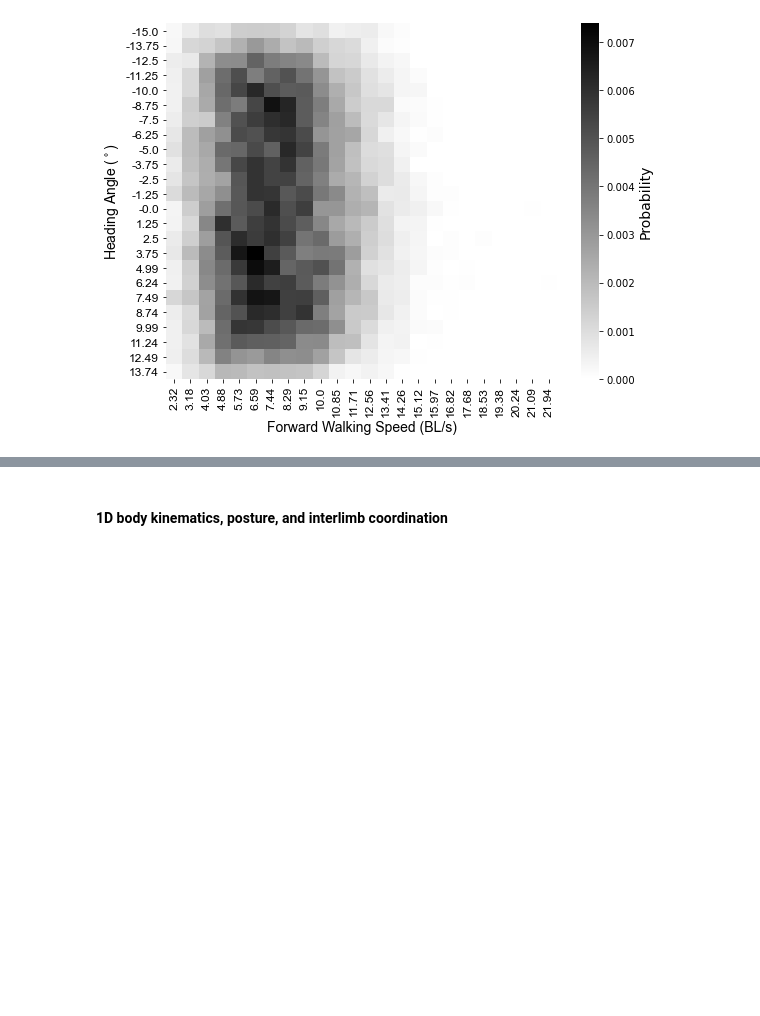
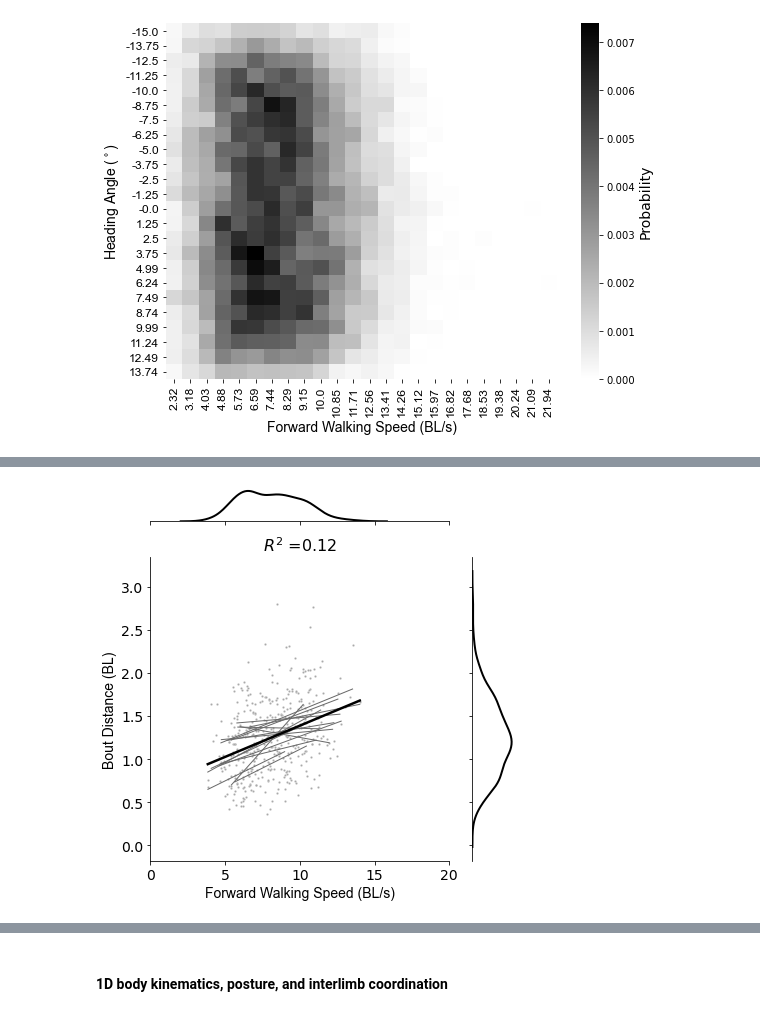
Before and after one commit to Prattbuw/Treadmill_Paper, a Jupyter notebook: speed_dependent_locomotion_visualization_v3.ipynb, the cells around one changed output, grey strips where cells are left out. Cells and saved outputs as stored; diff of their text form; code cells hidden in the pictures; blank space fills up the shorter version.

Commit message:
updated visualization code

```diff
--- a/speed_dependent_locomotion_visualization_v3.ipynb
+++ b/speed_dependent_locomotion_visualization_v3.ipynb
@@ -167,0 +277,11 @@ fig.savefig(figure_dir + 'heading_speed_dist'+'.pdf', dpi = 200)
+# %%
+# plot walking variables
+# plot_metric = np.vstack((filt_fly, filt_vel, filt_d))
+plot_metric = np.vstack((cat_fly, cat_vel, cat_distance))
+ylabel_name = 'Bout Distance (BL)'
+fig_name = 'bout_distance'
+p_coeff = 1
+plot_scatter = True
+plot_1D_metrics_marginal_dists(plot_metric, ylabel_name, fig_name, p_coeff, plot_scatter)
+# %% [output]
+[figure, added]
```
Also changed, not shown: parts of 18 cells of this notebook.
